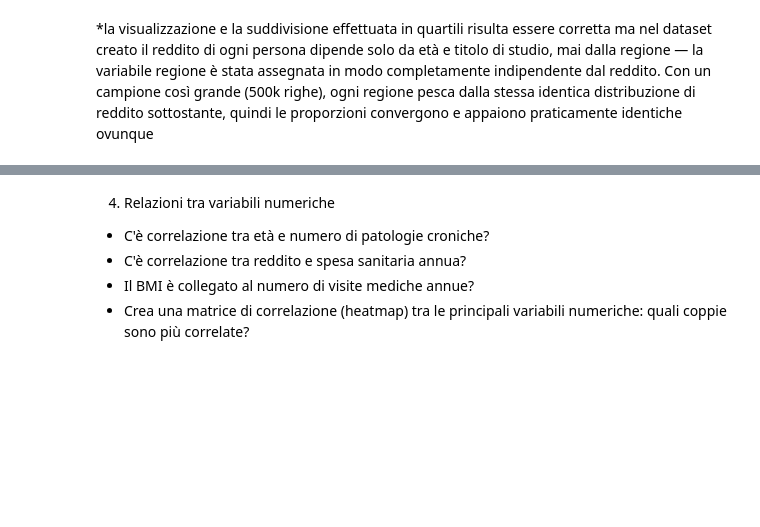
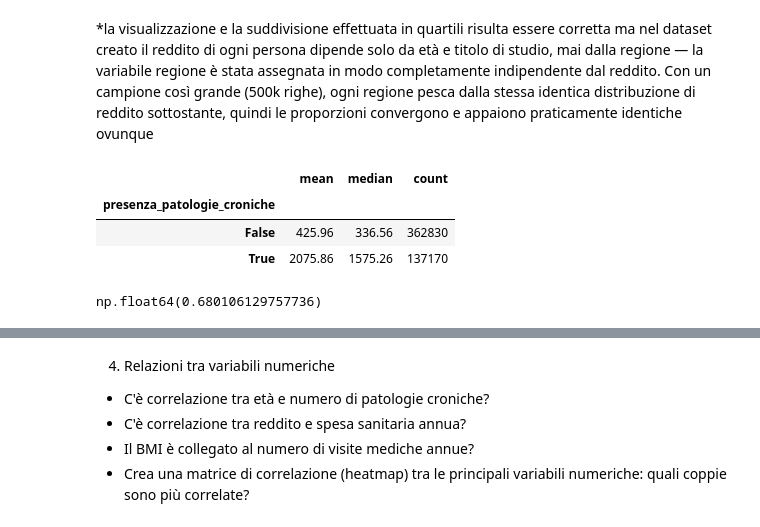
Before and after one commit to fuma92-da/DATASET-SOCIO-SANITARIO, a Jupyter notebook: DS_SOCSAN.ipynb, the cells around one changed output, grey strips where cells are left out. Cells and saved outputs as stored; diff of their text form; code cells hidden in the pictures; blank space fills up the shorter version.

```diff
--- a/DS_SOCSAN.ipynb
+++ b/DS_SOCSAN.ipynb
@@ -376,3 +378,16 @@ plt.show()
 [figure]
 # %% [markdown]
 *la visualizzazione e la suddivisione effettuata in quartili risulta essere corretta ma nel dataset creato il reddito di ogni persona dipende solo da età e titolo di studio, mai dalla regione — la variabile regione è stata assegnata in modo completamente indipendente dal reddito. Con un campione così grande (500k righe), ogni regione pesca dalla stessa identica distribuzione di reddito sottostante, quindi le proporzioni convergono e appaiono praticamente identiche ovunque
+# %%
+#spesa media sanitaria media per chi ha patologie croniche e chi non le ha
+df.groupby('presenza_patologie_croniche')['spesa_sanitaria_annua_eur'].agg(['mean', 'median', 'count']).round(2)
+# %% [output]
+|  | mean | median | count |
+| presenza_patologie_croniche |  |  |  |
+| False | 425.96 | 336.56 | 362830 |
+| True | 2075.86 | 1575.26 | 137170 |
+# %%
+df['patologie_num'] = df['presenza_patologie_croniche'].astype(int)  # trasforma True/False in 1/0
+df['patologie_num'].corr(df['spesa_sanitaria_annua_eur'], method='spearman') #viene utilizzato il metodo spearman perché la variabile patologie_num è binaria e non continua. Utilizzo Pearson (default pandas) quando voglio misurare la correlazione lineare tra due variabili continue
+# %% [output]
+np.float64(0.680106129757736)
```
Also changed, not shown: parts of 7 cells of this notebook.
